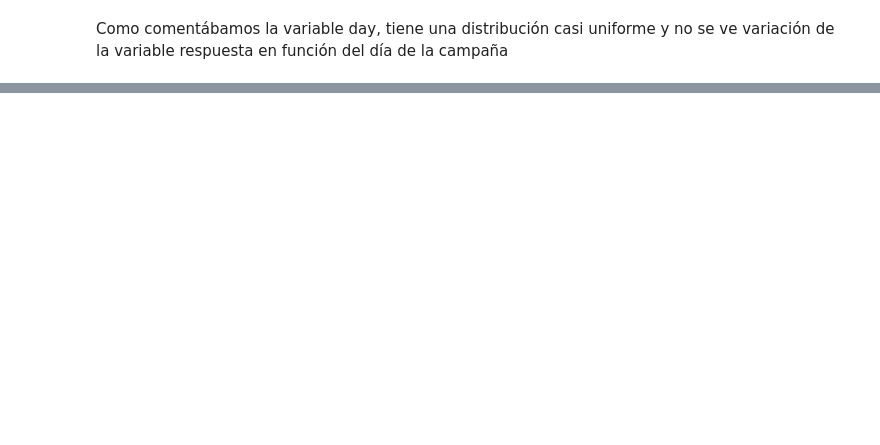
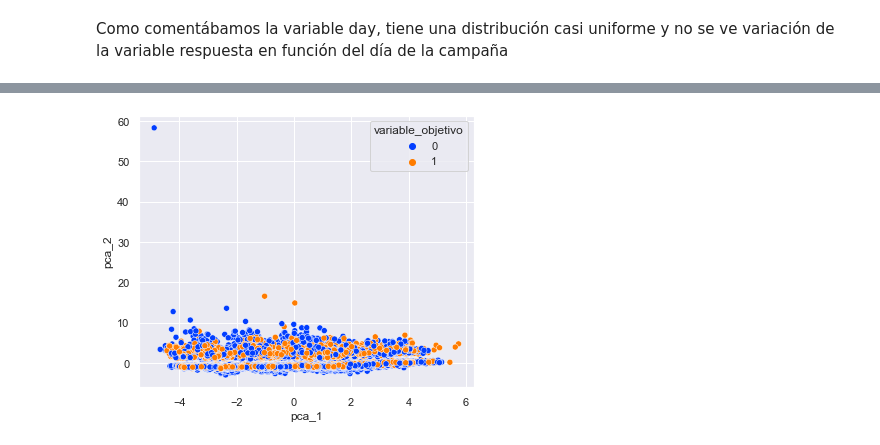
Before and after one commit to dquesada10/Git_Proyectos_Equipo2, a Jupyter notebook: 07. Machine Learning I/Banking_Dataset_Analysis.ipynb, the cells around one changed output, grey strips where cells are left out. Cells and saved outputs as stored; diff of their text form; code cells hidden in the pictures; blank space fills up the shorter version.

```diff
--- a/07. Machine Learning I/Banking_Dataset_Analysis.ipynb
+++ b/07. Machine Learning I/Banking_Dataset_Analysis.ipynb
@@ -860,0 +1022,12 @@ df_encoded
+# %%
+#Para representarlo lo into en 2D
+pca_2comp = PCA(n_components=2)
+components_2D = pca_2comp.fit_transform(X_nor)
+
+pca_df = pd.DataFrame(components_2D, columns=['pca_1', 'pca_2'])
+pca_df['variable_objetivo'] = df_encoded['subscribed']
+
+sns.scatterplot(data=pca_df, x='pca_1', y='pca_2', hue='variable_objetivo', palette='bright')
+plt.show()
+# %% [output]
+[figure, added]
```
Also changed, not shown: parts of 61 cells of this notebook.
